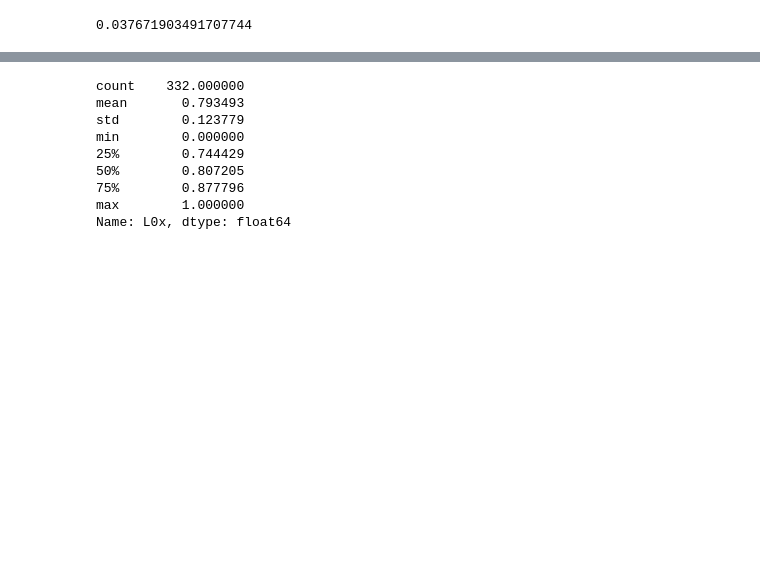
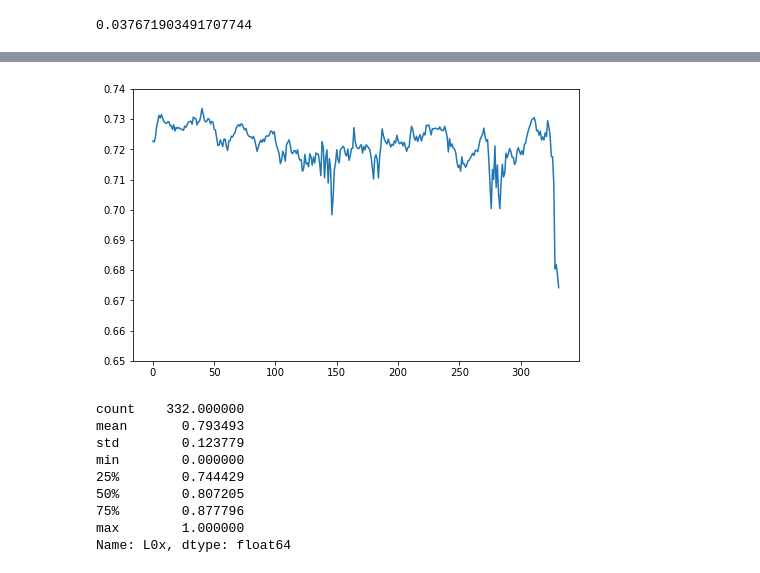
Before and after one commit to KNU-BrainAI-Capstone2021/SIB, a Jupyter notebook: examples/preprocessing/analyze.ipynb, the cells around one changed output, grey strips where cells are left out. Saved outputs shown, nothing was run; the diff lists cells and outputs as text; code cells hidden in the pictures; blank space fills up the shorter version.

```diff
--- a/examples/preprocessing/analyze.ipynb
+++ b/examples/preprocessing/analyze.ipynb
@@ -72,5 +71,6 @@ df_new = pd.DataFrame(new_a)
 df_new = df.iloc[df.index[:332]]
 # %%
 data = df_new['L0x']
-data.describe()
+f = pd.DataFrame(data)
+f
 # %% [output]
@@ -86,3 +90,10 @@ Name: L0x, dtype: float64
+# %%
+plt.figure(figsize=(8,5))
+plt.ylim([0.65,0.74])
+plt.plot(f)
+plt.show()
+# %% [output]
+[figure, added]
 # %%
 MIN_BOUND = 0.674212
 MAX_BOUND = 0.733586
```
Also changed, not shown: parts of 2 cells of this notebook.
